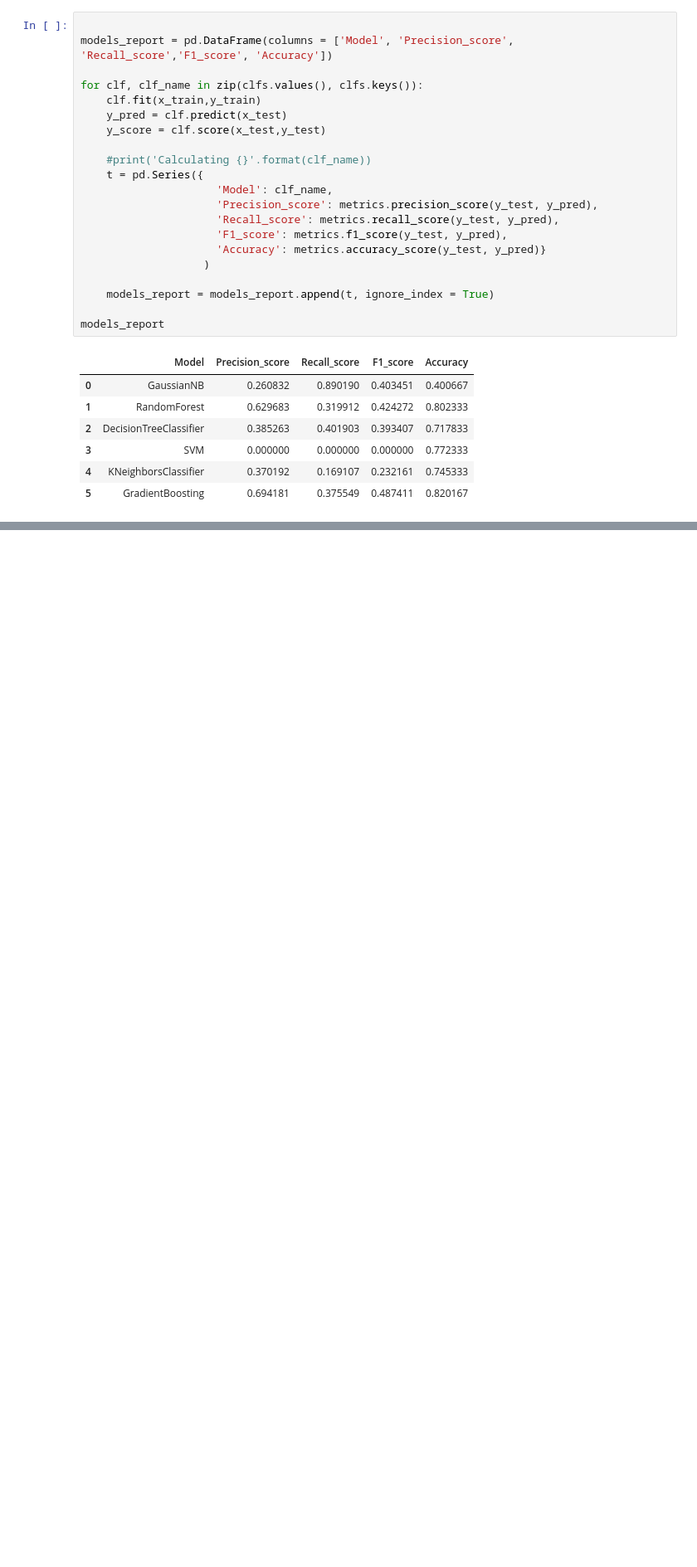
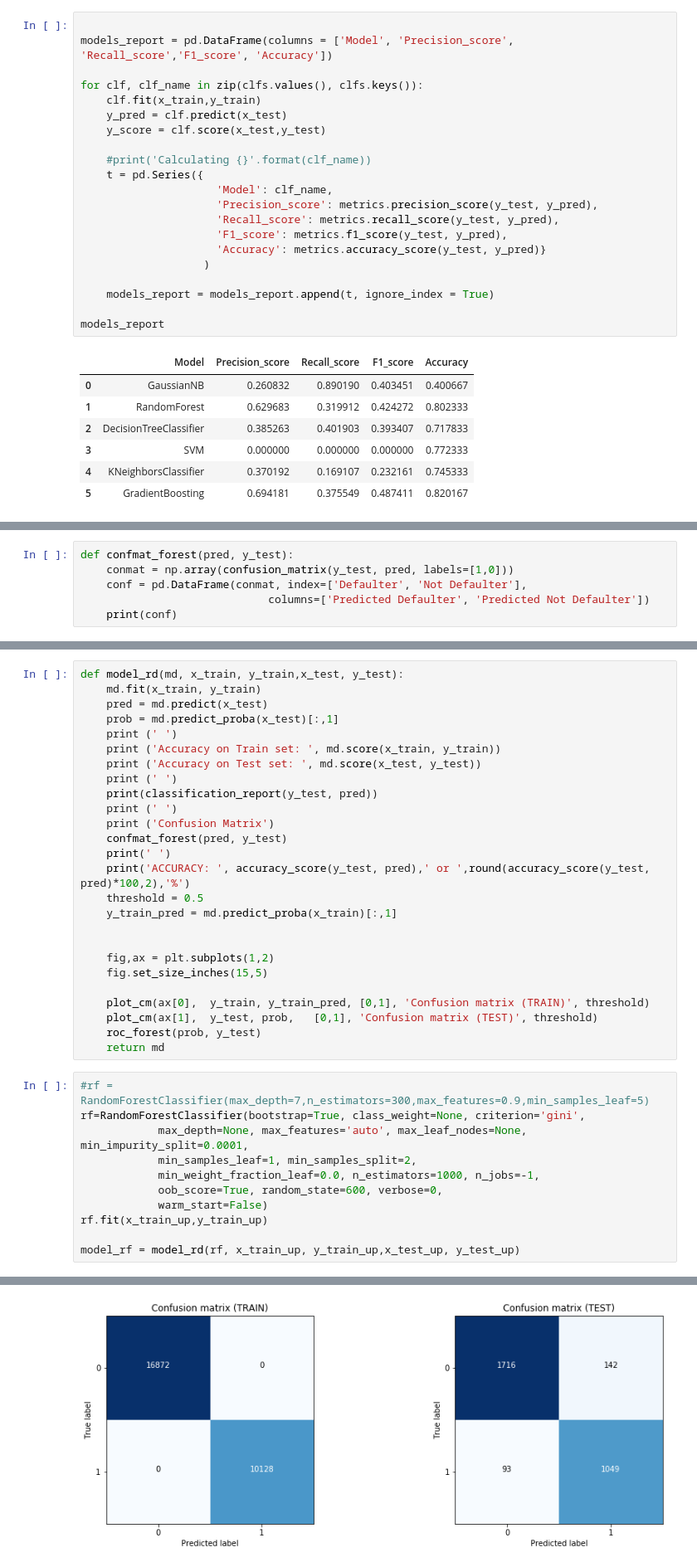
Before and after one commit to innovator-arjun/I3-Hackathon, a Jupyter notebook: i3-Hackathon.ipynb, the cells around one changed output, grey strips where cells are left out. Shown at 83% size. Cells and saved outputs as stored; diff of their text form; blank space fills up the shorter version.

```diff
--- a/i3-Hackathon.ipynb
+++ b/i3-Hackathon.ipynb
@@ -550,0 +756,6 @@ models_report
+# %%
+def confmat_forest(pred, y_test):
+    conmat = np.array(confusion_matrix(y_test, pred, labels=[1,0]))
+    conf = pd.DataFrame(conmat, index=['Defaulter', 'Not Defaulter'],
+                             columns=['Predicted Defaulter', 'Predicted Not Defaulter'])
+    print(conf)
@@ -550,0 +784,38 @@ models_report
+# %%
+def model_rd(md, x_train, y_train,x_test, y_test):
+    md.fit(x_train, y_train)
+    pred = md.predict(x_test)
+    prob = md.predict_proba(x_test)[:,1]
+    print (' ')
+    print ('Accuracy on Train set: ', md.score(x_train, y_train))
+    print ('Accuracy on Test set: ', md.score(x_test, y_test))
+    print (' ')
+    print(classification_report(y_test, pred))
+    print (' ')
+    print ('Confusion Matrix')
+    confmat_forest(pred, y_test)
+    print(' ')
+    print('ACCURACY: ', accuracy_score(y_test, pred),' or ',round(accuracy_score(y_test, pred)*100,2),'%')
+    threshold = 0.5
+    y_train_pred = md.predict_proba(x_train)[:,1]
+
+
+    fig,ax = plt.subplots(1,2)
+    fig.set_size_inches(15,5)
+
+    plot_cm(ax[0],  y_train, y_train_pred, [0,1], 'Confusion matrix (TRAIN)', threshold)
+    plot_cm(ax[1],  y_test, prob,   [0,1], 'Confusion matrix (TEST)', threshold)
+    roc_forest(prob, y_test)
+    return md
+# %%
+#rf = RandomForestClassifier(max_depth=7,n_estimators=300,max_features=0.9,min_samples_leaf=5)
+rf=RandomForestClassifier(bootstrap=True, class_weight=None, criterion='gini',
+            max_depth=None, max_features='auto', max_leaf_nodes=None, min_impurity_split=0.0001,
+            min_samples_leaf=1, min_samples_split=2,
+            min_weight_fraction_leaf=0.0, n_estimators=1000, n_jobs=-1,
+            oob_score=True, random_state=600, verbose=0,
+            warm_start=False)
+rf.fit(x_train_up,y_train_up)
+
+model_rf = model_rd(rf, x_train_up, y_train_up,x_test_up, y_test_up)
+# %% [output]
@@ -550,0 +839 @@ models_report
+[figure, added]
```
Also changed, not shown: parts of 23 cells of this notebook, 1 other file.
